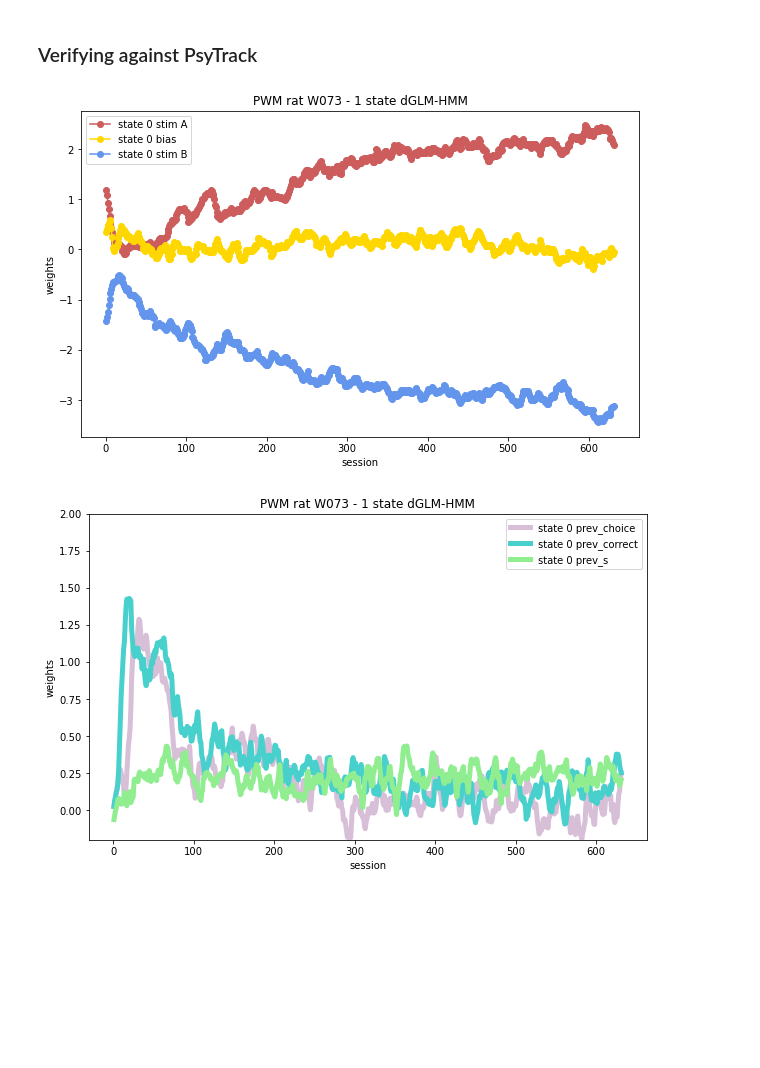
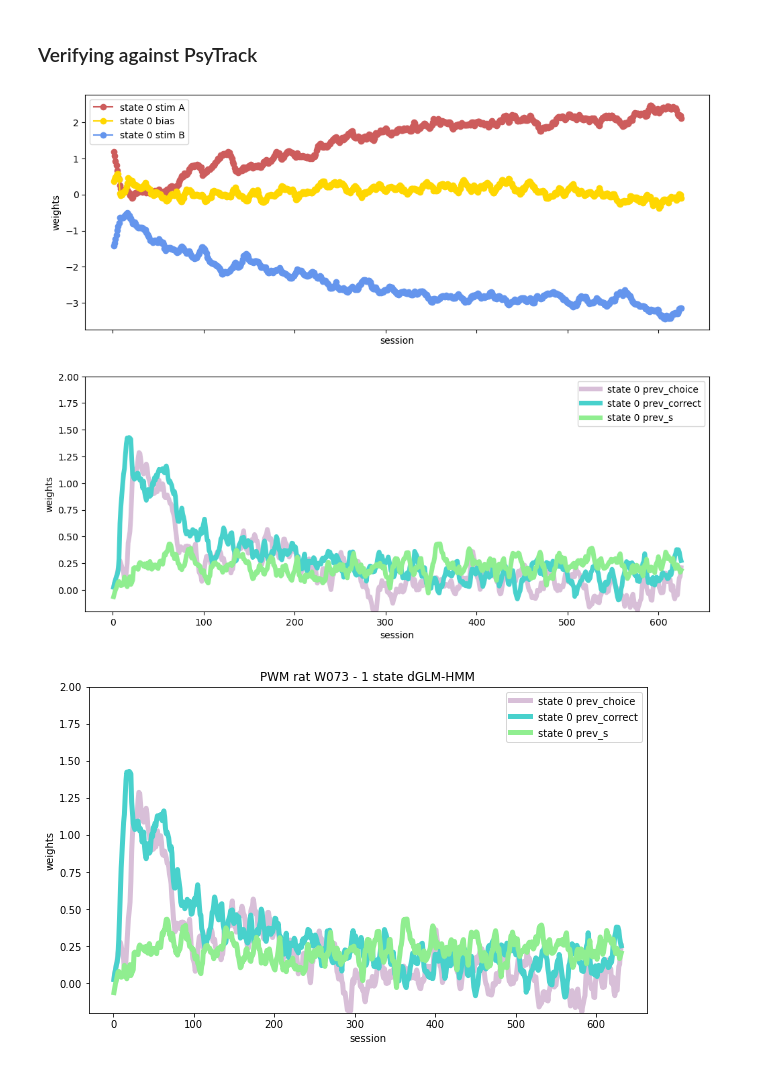
Before and after one commit to lenca56/Pillow_dGLM-HMM, a Jupyter notebook: code/IBL_Analysis.ipynb, the cells around one changed output. Cells and saved outputs as stored; diff of their text form; code cells hidden in the pictures; blank space fills up the shorter version.

```diff
--- a/code/IBL_Analysis.ipynb
+++ b/code/IBL_Analysis.ipynb
@@ -211,23 +195,41 @@ def sigma_CV_testLl_plot_PWM(rat_id, stage_filter, K, folds, sigmaList, axes, ti
 # %%
 checkP = np.load(f'../data/P_1_state_PWM.npy')
 checkLl = np.load(f'../data/Ll_1_state_PWM.npy')
 checkW = np.load(f'../data/W_1_state_PWM.npy')
 
-sess = len(sessInd)-1
-plt.figure(figsize=(10,6))
-plt.plot(range(1,sess+1),checkW[sessInd[:-1],0,1,0],color='indianred',marker='o',label='state 0 stim A')
-plt.plot(range(1,sess+1),checkW[sessInd[:-1],0,0,0],color='gold',marker='o', label='state 0 bias')
-plt.plot(range(1,sess+1),checkW[sessInd[:-1],0,2,0],color='cornflowerblue',marker='o', label='state 0 stim B')
+fig, axes = plt.subplots(nrows=2, ncols=1, sharex=True, sharey=False, figsize=(12,10))
+def plotting_weights_PWM(w, sessInd, axes, title=''):
+    K = w.shape[1]
+    sess = len(sessInd)-1
+    axes[0].plot(range(1,sess+1),checkW[sessInd[:-1],0,1,0],color='indianred',marker='o',label='state 0 stim A')
+    axes[0].plot(range(1,sess+1),checkW[sessInd[:-1],0,0,0],color='gold',marker='o', label='state 0 bias')
+    axes[0].plot(range(1,sess+1),checkW[sessInd[:-1],0,2,0],color='cornflowerblue',marker='o', label='state 0 stim B')
 
-plt.title('PWM rat W073 - 1 state dGLM-HMM')
-#plt.xticks(range(1,sess+1))
-plt.ylabel("weights")
-plt.xlabel('session')
-plt.legend()
-#plt.legend(fontsize='xx-small')
-plt.show()
+    axes[0].set_title(title)
+    #plt.xticks(range(1,sess+1))
+    axes[0].set_ylabel("weights")
+    axes[0].set_xlabel('session')
+    #plt.legend(fontsize='xx-small')
+
+    axes[1].plot(range(1,sess+1),checkW[sessInd[:-1],0,4,0],color='thistle', linewidth=5, label='state 0 prev_choice')
+    axes[1].plot(range(1,sess+1),checkW[sessInd[:-1],0,5,0],color='mediumturquoise',linewidth=5, label='state 0 prev_correct')
+    axes[1].plot(range(1,sess+1),checkW[sessInd[:-1],0,3,0],color='lightgreen',linewidth=5, label='state 0 prev_s')
+
+    axes[1].set_ylim(-0.2,2)
+    #plt.xticks(range(1,sess+1))
+    axes[1].set_ylabel("weights")
+    axes[1].set_xlabel('session')
+
+    if (K >= 2):
+        axes[0].plot(range(1,sess+1),checkW[sessInd[:-1],1,1,0],color='darkred',marker='o',label='state 0 stim A')
+
+    axes[0].legend()
+    axes[1].legend()
+
+
+plotting_weights_PWM(w=checkW, sessInd=sessInd, axes=axes)
 # %% [output]
-[figure, old version]
+[figure, new version]
 # %%
 sess = len(sessInd)-1
 plt.figure(figsize=(10,6))
```
Also changed, not shown: parts of 2 cells of this notebook, 5 other files.
